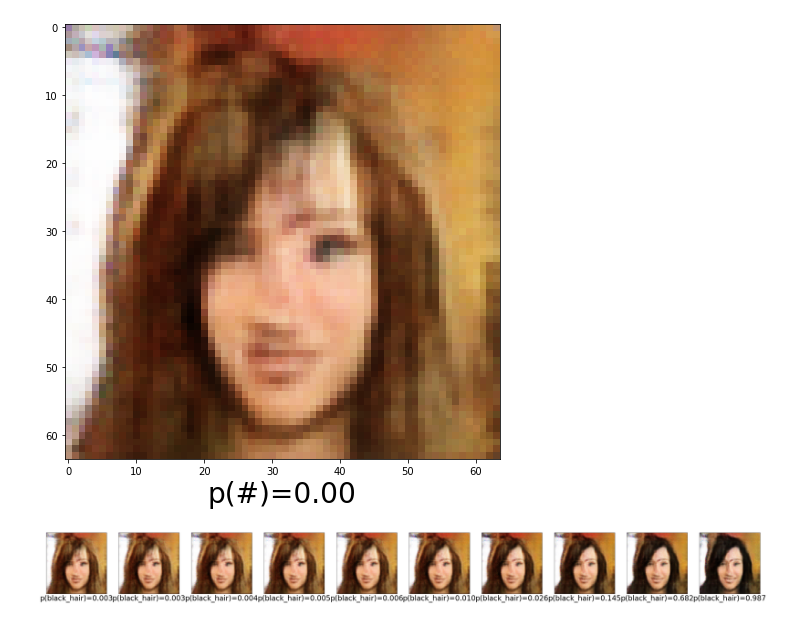
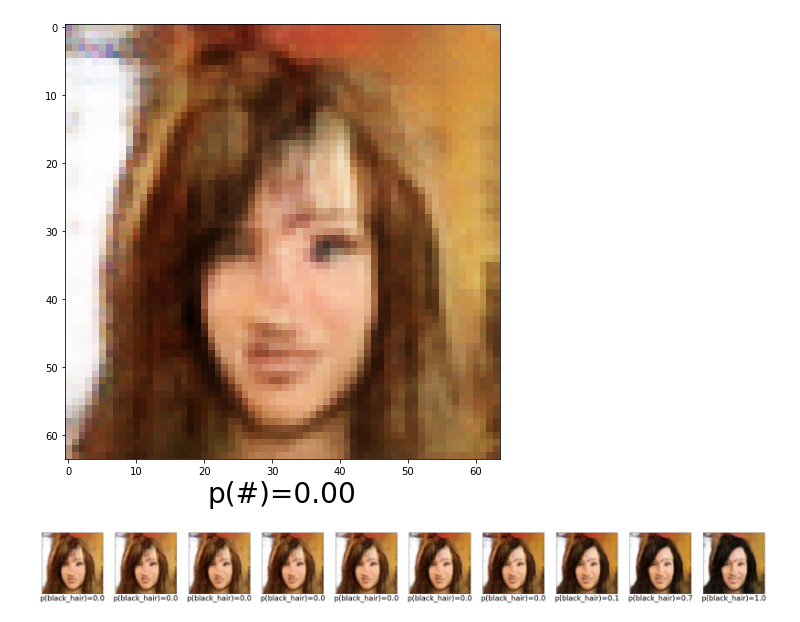
Before and after one commit to yonigottesman/controllable_generation_gan, a Jupyter notebook: controllable_generation.ipynb, the cells around one changed output. Saved outputs shown, nothing was run; the diff lists cells and outputs as text; code cells hidden in the pictures.

```diff
--- a/controllable_generation.ipynb
+++ b/controllable_generation.ipynb
@@ -190,16 +190,16 @@ while p.sigmoid() < 0.99:
 # %%
 skip = 2
 fake_history = fake_history[0::skip]
 p_history = p_history[0::skip]
 fig, axes = plt.subplots(1, len(fake_history))
 for fake,p,ax in zip(fake_history,p_history,axes):
     fake = fake.permute(1,2,0).cpu()
     fake = fake * torch.tensor(std) + torch.tensor(mean)
     ax.imshow(fake)
-    ax.set_xlabel(f'p(black_hair)={p:.3f}',fontsize=28)
+    ax.set_xlabel(f'p(black_hair)={p:.1f}',fontsize=28)
     ax.set_yticks([])
     ax.set_xticks([])
 fig.set_size_inches(50,50)
 plt.show()
 # %% [output]
-[figure, old version]
+[figure, new version]
```
Also changed, not shown: 4 other files.
